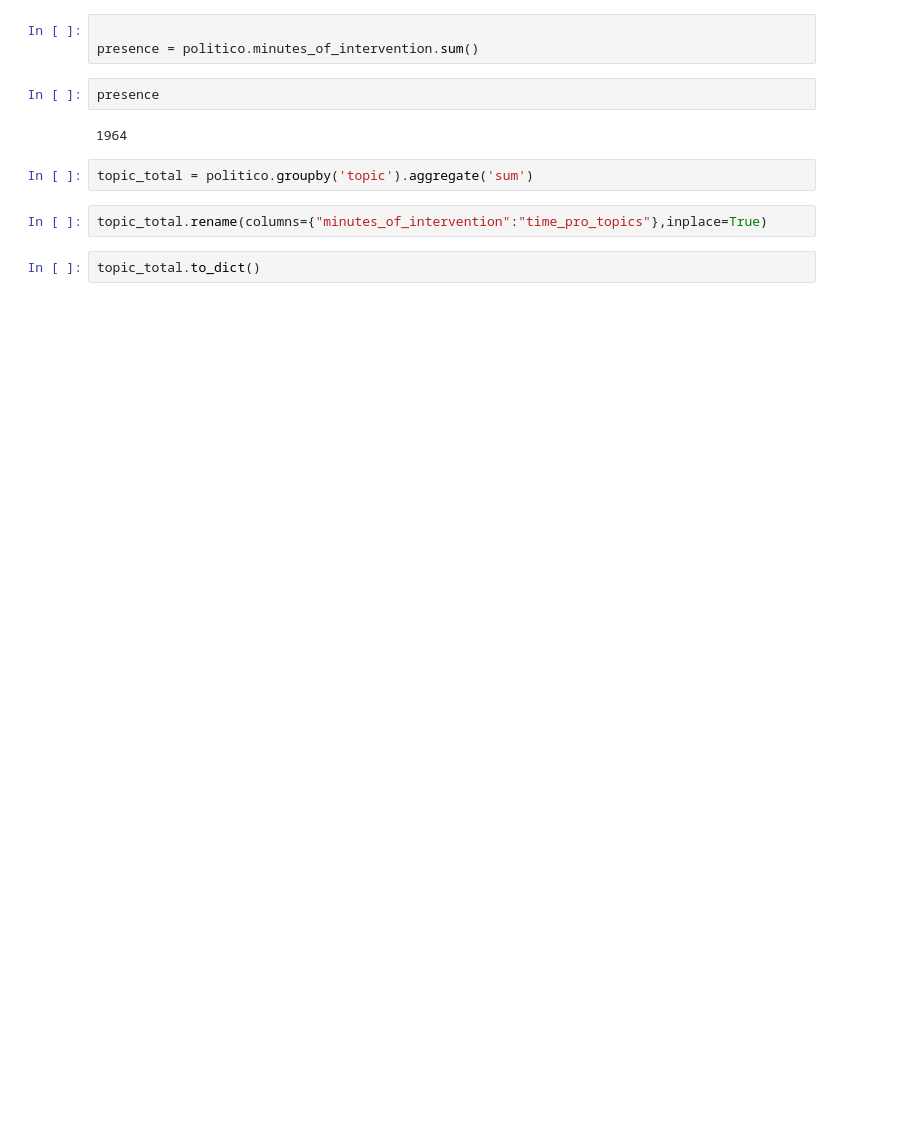
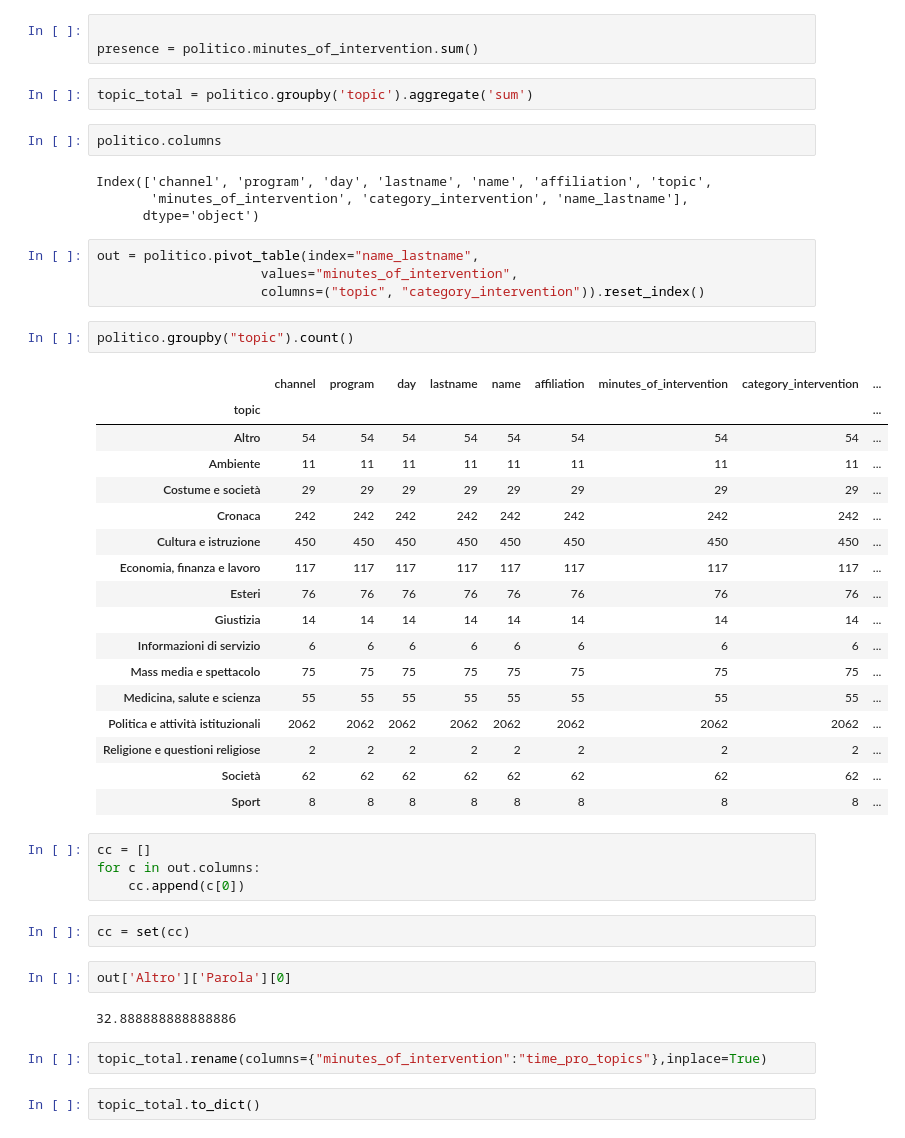
Before and after one commit to g0v-it/agcom, a Jupyter notebook: code/analisi.ipynb, the cells around one changed output. Cells and saved outputs as stored; diff of their text form; blank space fills up the shorter version.

```diff
--- a/code/analisi.ipynb
+++ b/code/analisi.ipynb
@@ -540,12 +600,48 @@ politico.day = politico.day.dt.strftime('%d/%m/%Y')
 # %%
 
 presence = politico.minutes_of_intervention.sum()
-# %%
-presence
-# %% [output]
-1964
 # %%
 topic_total = politico.groupby('topic').aggregate('sum')
+# %%
+politico.columns
+# %% [output]
+Index(['channel', 'program', 'day', 'lastname', 'name', 'affiliation', 'topic',
+       'minutes_of_intervention', 'category_intervention', 'name_lastname'],
+      dtype='object')
+# %%
+out = politico.pivot_table(index="name_lastname",
+                     values="minutes_of_intervention",
+                     columns=("topic", "category_intervention")).reset_index()
+# %%
+politico.groupby("topic").count()
+# %% [output]
+|  | channel | program | day | lastname | name | affiliation | minutes_of_intervention | category_intervention | ... |
+| topic |  |  |  |  |  |  |  |  | ... |
+| Altro | 54 | 54 | 54 | 54 | 54 | 54 | 54 | 54 | ... |
+| Ambiente | 11 | 11 | 11 | 11 | 11 | 11 | 11 | 11 | ... |
+| Costume e società | 29 | 29 | 29 | 29 | 29 | 29 | 29 | 29 | ... |
+| Cronaca | 242 | 242 | 242 | 242 | 242 | 242 | 242 | 242 | ... |
+| Cultura e istruzione | 450 | 450 | 450 | 450 | 450 | 450 | 450 | 450 | ... |
+| Economia, finanza e lavoro | 117 | 117 | 117 | 117 | 117 | 117 | 117 | 117 | ... |
+| Esteri | 76 | 76 | 76 | 76 | 76 | 76 | 76 | 76 | ... |
+| Giustizia | 14 | 14 | 14 | 14 | 14 | 14 | 14 | 14 | ... |
+| Informazioni di servizio | 6 | 6 | 6 | 6 | 6 | 6 | 6 | 6 | ... |
+| Mass media e spettacolo | 75 | 75 | 75 | 75 | 75 | 75 | 75 | 75 | ... |
+| Medicina, salute e scienza | 55 | 55 | 55 | 55 | 55 | 55 | 55 | 55 | ... |
+| Politica e attività istituzionali | 2062 | 2062 | 2062 | 2062 | 2062 | 2062 | 2062 | 2062 | ... |
+| Religione e questioni religiose | 2 | 2 | 2 | 2 | 2 | 2 | 2 | 2 | ... |
+| Società | 62 | 62 | 62 | 62 | 62 | 62 | 62 | 62 | ... |
+| Sport | 8 | 8 | 8 | 8 | 8 | 8 | 8 | 8 | ... |
+# %%
+cc = []
+for c in out.columns:
+    cc.append(c[0])
+# %%
+cc = set(cc)
+# %%
+out['Altro']['Parola'][0]
+# %% [output]
+32.888888888888886
 # %%
 topic_total.rename(columns={"minutes_of_intervention":"time_pro_topics"},inplace=True)
 # %%
```
Also changed, not shown: parts of 16 cells of this notebook, 4 other files.
